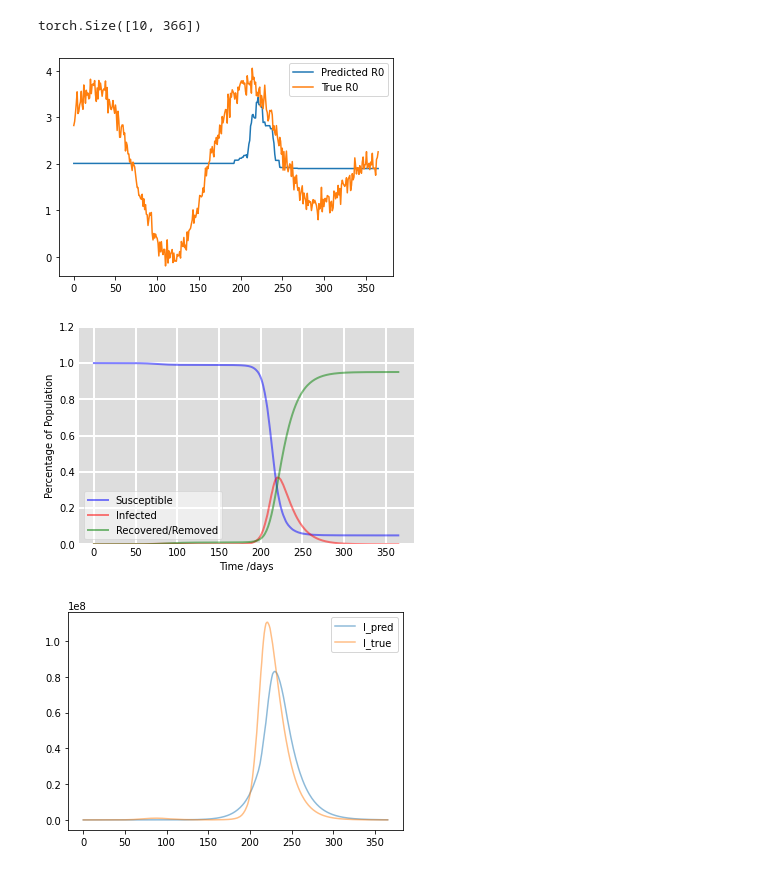
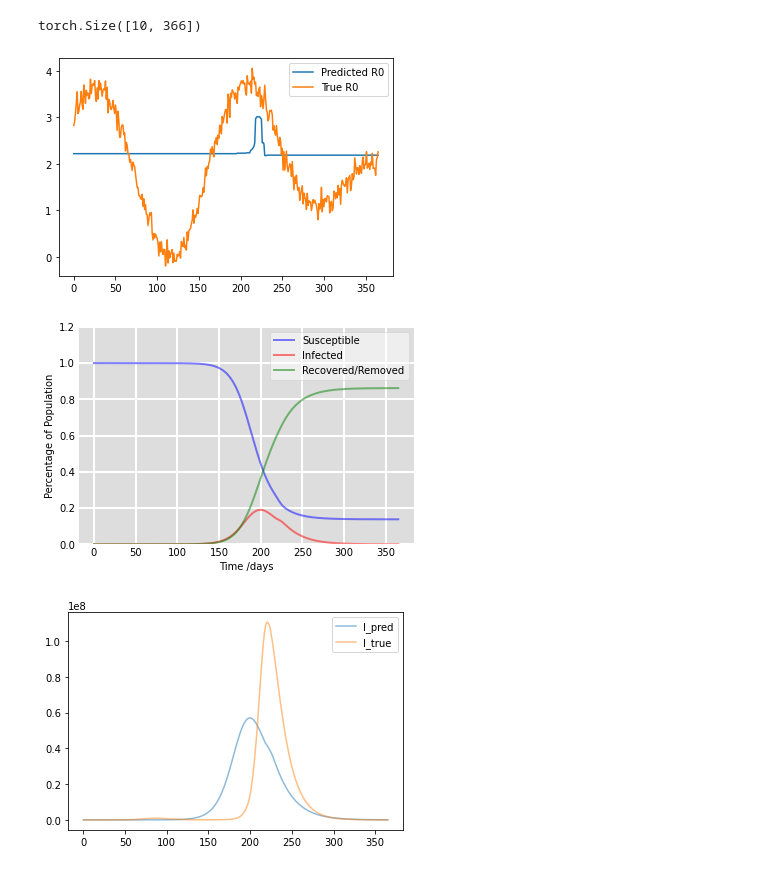
Before and after one commit to cywujeremy/dabp-pandemic-simulation, a Jupyter notebook: nn/test.ipynb, the cells around one changed output. Drawn from its saved outputs; the diff is of its cells as text; code cells hidden in the pictures.

```diff
--- a/nn/test.ipynb
+++ b/nn/test.ipynb
@@ -83,7 +83,7 @@ import matplotlib.pyplot as plt
 from train import validation
 from datasets.dataset import SIRSimulatedData
 
-CHECKPOINT_MODEL_DIR = "models/trained_models/model_20220409_225415_checkpoint_2.pkl"
+CHECKPOINT_MODEL_DIR = "models/trained_models/model_20220410_113408_checkpoint_20.pkl"
 model = torch.load(CHECKPOINT_MODEL_DIR).cuda()
 
 SAMPLE_NUMBER = 9
@@ -106,7 +106,7 @@ ax.plot(list(range(366)), r0_true, label='True R0')
 plt.legend()
 plt.show()
 # %% [output]
-[figure, old version]
+[figure, new version]
 # %%
 import numpy as np
 from scipy.integrate import odeint
@@ -144,7 +144,7 @@ def deriv_dynamic(y, t, N, beta, gamma):
 
 x = np.linspace(0, 367, 368)
 
-R_0_random = r0_true
+R_0_random = r0_pred
 
 def random_R_0(t):
     return R_0_random[int(t)]
@@ -152,34 +152,34 @@ def random_R_0(t):
 def random_beta(t):
     return random_R_0(t) * gamma
 
 
 ### ----------------- Dynamic Parameters ----------------- ###
 
 # Initial conditions vector
 y0 = S0, I0, R0
 # Integrate the SIR equations over the time grid, t.
 ret = odeint(deriv_dynamic, y0, t_set, args=(N, random_beta, gamma))
 S, I, R = ret.T
 
 # Plot the data on three separate curves for S(t), I(t) and R(t)
 fig = plt.figure(facecolor='w')
 ax = fig.add_subplot(111, facecolor='#dddddd', axisbelow=True)
 ax.plot(t_set, S/N, 'b', alpha=0.5, lw=2, label='Susceptible')
 ax.plot(t_set, I/N, 'r', alpha=0.5, lw=2, label='Infected')
 ax.plot(t_set, R/N, 'g', alpha=0.5, lw=2, label='Recovered/Removed')
 ax.set_xlabel('Time /days')
 ax.set_ylabel('Percentage of Population')
 ax.set_ylim(0,1.2)
 ax.yaxis.set_tick_params(length=0)
 ax.xaxis.set_tick_params(length=0)
 ax.grid(b=True, which='major', c='w', lw=2, ls='-')
 legend = ax.legend()
 legend.get_frame().set_alpha(0.5)
 for spine in ('top', 'right', 'bottom', 'left'):
     ax.spines[spine].set_visible(False)
 plt.show()
 # %% [output]
-[figure, old version]
+[figure, new version]
 # %%
 I_pred = I.copy()
 # %%
@@ -192,4 +192,4 @@ ax.plot(list(range(366)), I_true, label="I_true", alpha=0.5)
 plt.legend()
 plt.show()
 # %% [output]
-[figure, old version]
+[figure, new version]
```
Also changed, not shown: 3 other files.
